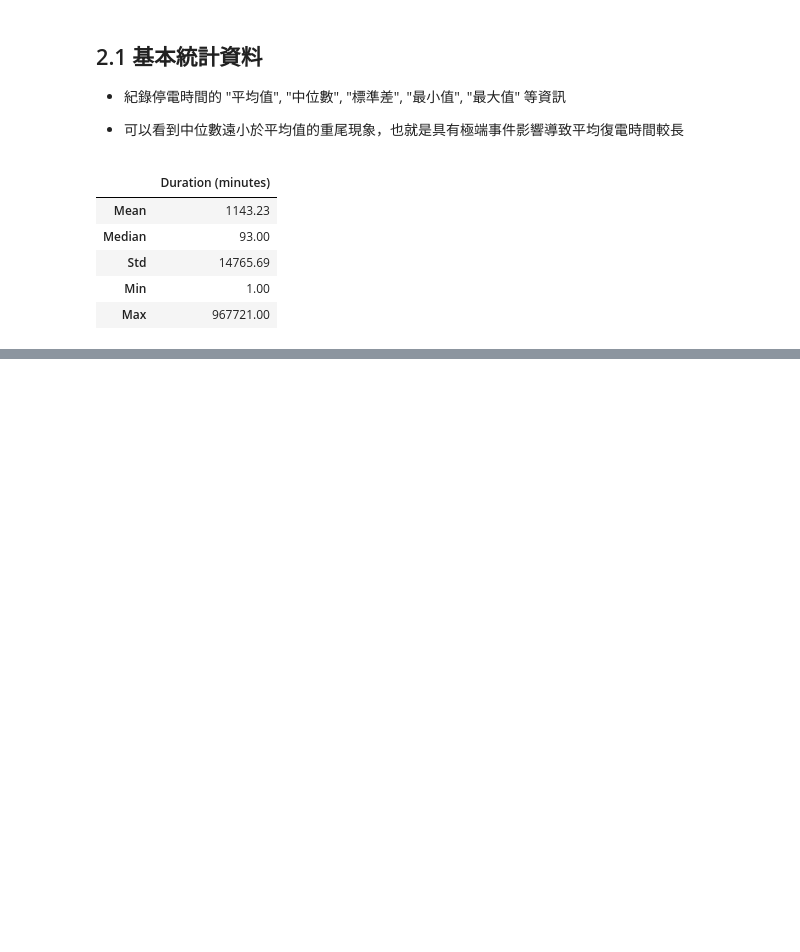
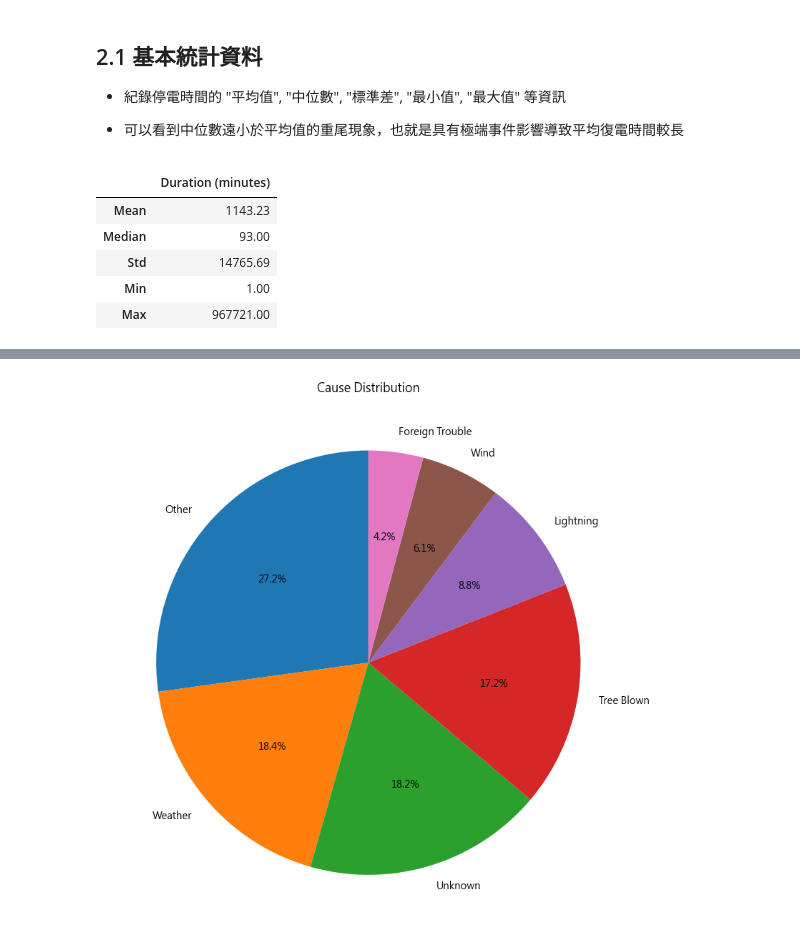
Before and after one commit to jungswork/05_Power_Grid_Repair_Time, a Jupyter notebook: 02_data_analysis.ipynb, the cells around one changed output, grey strips where cells are left out. Cells and saved outputs as stored; diff of their text form; code cells hidden in the pictures; blank space fills up the shorter version.

```diff
--- a/02_data_analysis.ipynb
+++ b/02_data_analysis.ipynb
@@ -110,0 +132,12 @@ stats.to_frame("Duration (minutes)").round(2)
+# %%
+import matplotlib.pyplot as plt
+
+cause_counts = df["Cause"].value_counts()
+
+plt.figure(figsize=(8, 8))
+plt.pie(cause_counts, labels=cause_counts.index, autopct="%1.1f%%", startangle=90)
+plt.title("Cause Distribution")
+plt.tight_layout()
+plt.show()
+# %% [output]
+[figure, added]
```
Also changed, not shown: parts of 10 cells of this notebook.
